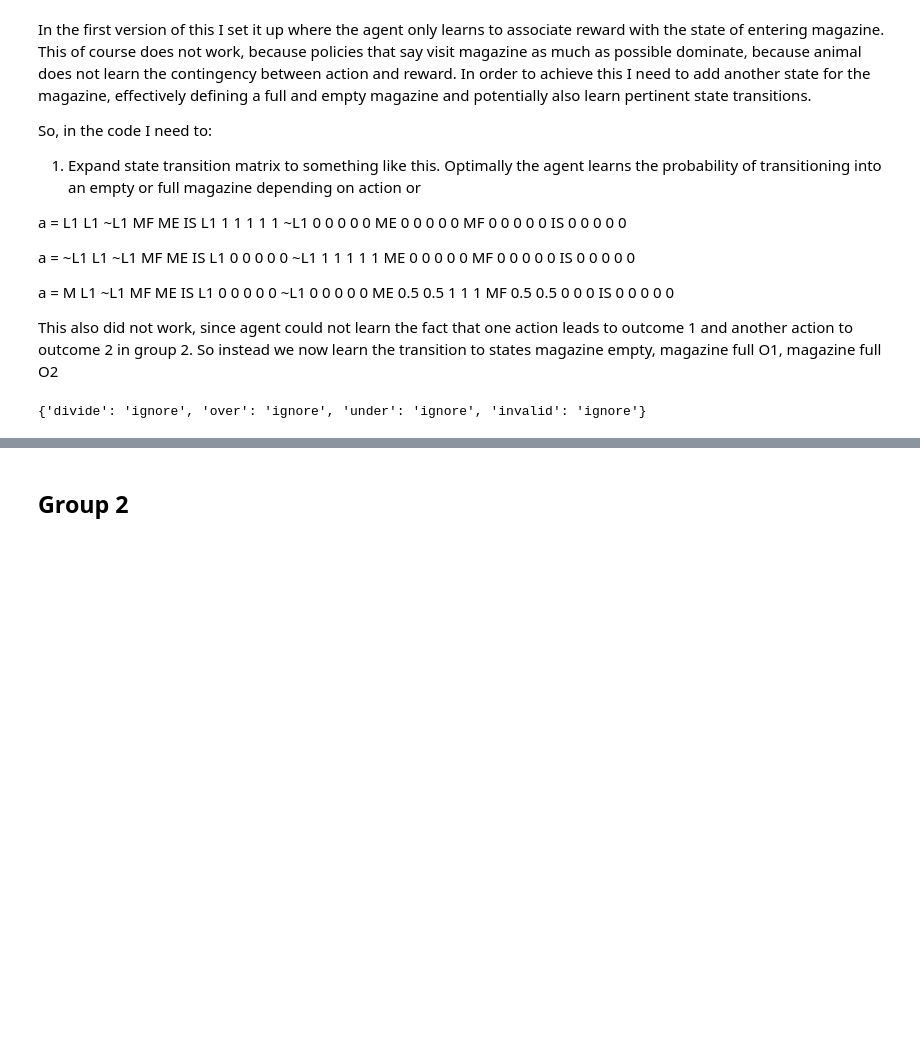
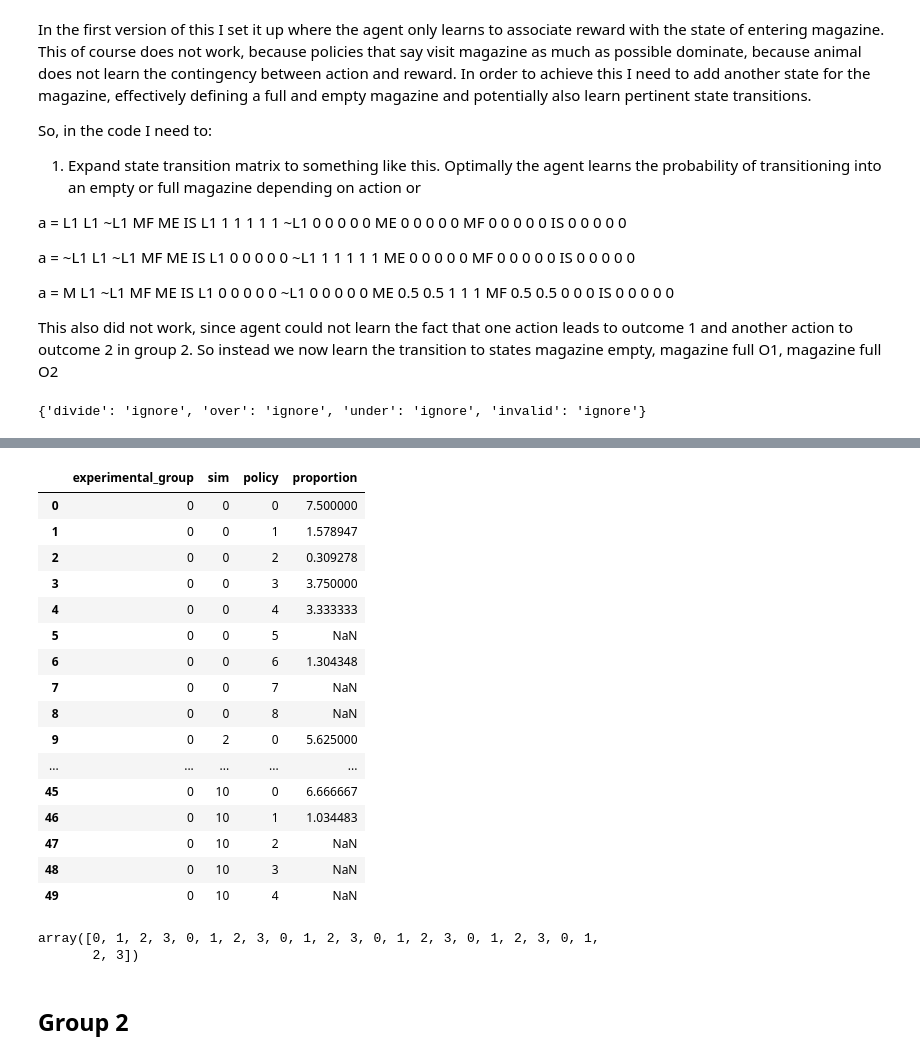
Before and after one commit to SIHranova/ContextualSUD, a Jupyter notebook: notebooks/8_devaluation_Kosaki_2010/9_devaluation_Kosaki_2010_with_planning.ipynb, the cells around one changed output, grey strips where cells are left out. Drawn from its saved outputs; the diff is of its cells as text; code cells hidden in the pictures; blank space fills up the shorter version.

```diff
--- a/notebooks/8_devaluation_Kosaki_2010/9_devaluation_Kosaki_2010_with_planning.ipynb
+++ b/notebooks/8_devaluation_Kosaki_2010/9_devaluation_Kosaki_2010_with_planning.ipynb
@@ -224,0 +228,52 @@ plot_results(pars[0], dataframe, matrices, training_protocol)
+# %%
+df = dataframe.copy()
+df = df.groupby(["experimental_group","sim","phase"])["policy"].value_counts(normalize=True)
+relative_policy_frequency = (df.loc[:, :, "extinction",:] / df.loc[:, :, "training",:]).reset_index()
+# relative_policy_frequency["nth_sim"]=relative_policy_frequency.groupby(by=["experimental_group","sim"]).cumcount()//5
+relative_policy_frequency.head(50)
+# relative_policy_frequency.set_index(["experimental_group","nth_sim","policy"]).loc[0,2,:]["sim"].unique()#[["sim","proportion"]]
+# relative_policy_frequency
+# plt.figure()
+# g = sns.barplot(data=relative_policy_frequency, x="policy", y="proportion", hue="experimental_group", errorbar="se", alpha=0.3)
+# # sns.stripplot(data=relative_policy_frequency, x="policy", y="proportion", hue="experimental_group", alpha=0.7)
+# g.xaxis.set_ticklabels(policy_mapping, rotation=45)
+
+
+
+# df.groupby(by=["experimental_group","nth_sim"])
+
+# df = dataframe.set_index(["experimental_group"])
+# inds = []
+# for group in [0,1]:
+#     inds.append(df.loc[group]["sim"].unique()[:80])
+
+# df = dataframe.set_index("sim")
+# dfs = []
+# for group in [0,1]:
+#     dfs.append(df.loc[inds[group]])
+
+# df = pd.concat(dfs)
+# %% [output]
+|  | experimental_group | sim | policy | proportion |
+| 0 | 0 | 0 | 0 | 7.500000 |
+| 1 | 0 | 0 | 1 | 1.578947 |
+| 2 | 0 | 0 | 2 | 0.309278 |
+| 3 | 0 | 0 | 3 | 3.750000 |
+| 4 | 0 | 0 | 4 | 3.333333 |
+| 5 | 0 | 0 | 5 | NaN |
+| 6 | 0 | 0 | 6 | 1.304348 |
+| 7 | 0 | 0 | 7 | NaN |
+| 8 | 0 | 0 | 8 | NaN |
+| 9 | 0 | 2 | 0 | 5.625000 |
+| ... | ... | ... | ... | ... |
+| 45 | 0 | 10 | 0 | 6.666667 |
+| 46 | 0 | 10 | 1 | 1.034483 |
+| 47 | 0 | 10 | 2 | NaN |
+| 48 | 0 | 10 | 3 | NaN |
+| 49 | 0 | 10 | 4 | NaN |
+# %%
+a = np.arange(24)
+(a%8)%4
+# %% [output]
+array([0, 1, 2, 3, 0, 1, 2, 3, 0, 1, 2, 3, 0, 1, 2, 3, 0, 1, 2, 3, 0, 1,
+       2, 3])
```
Also changed, not shown: parts of 4 cells of this notebook, 2 other files.
